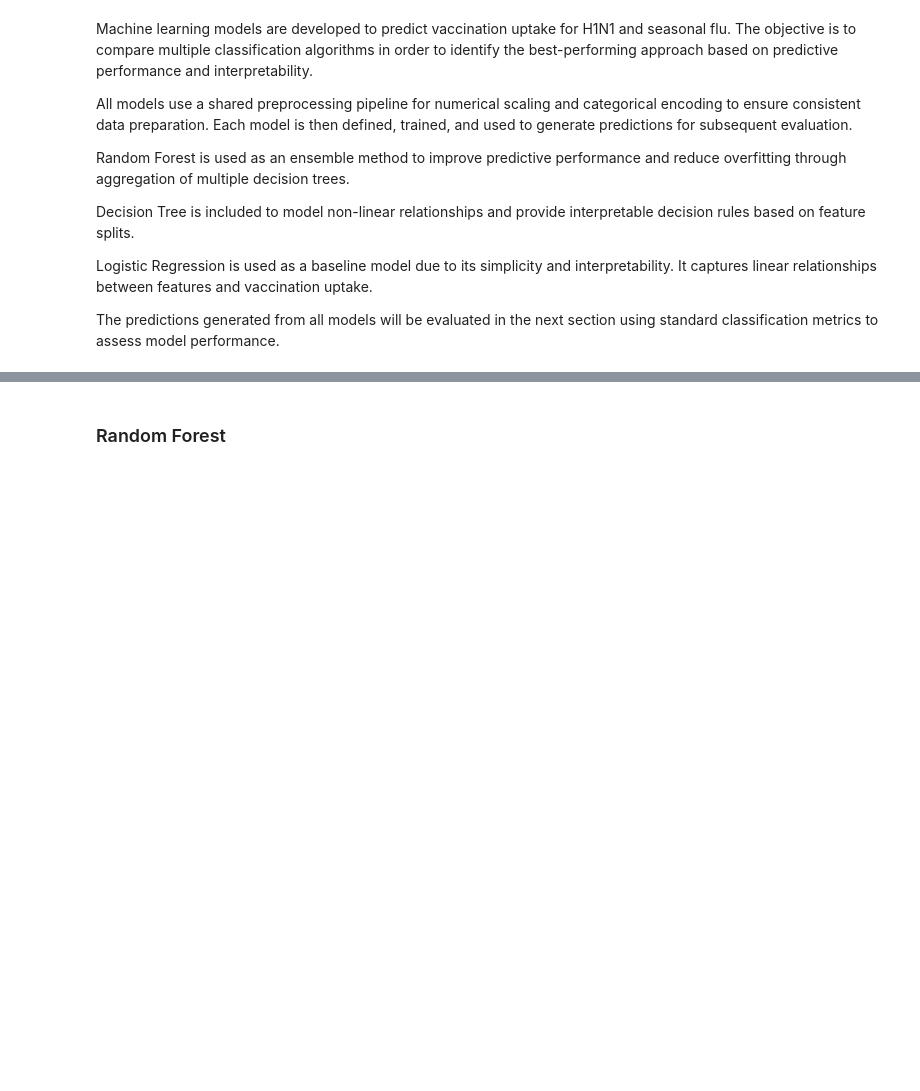
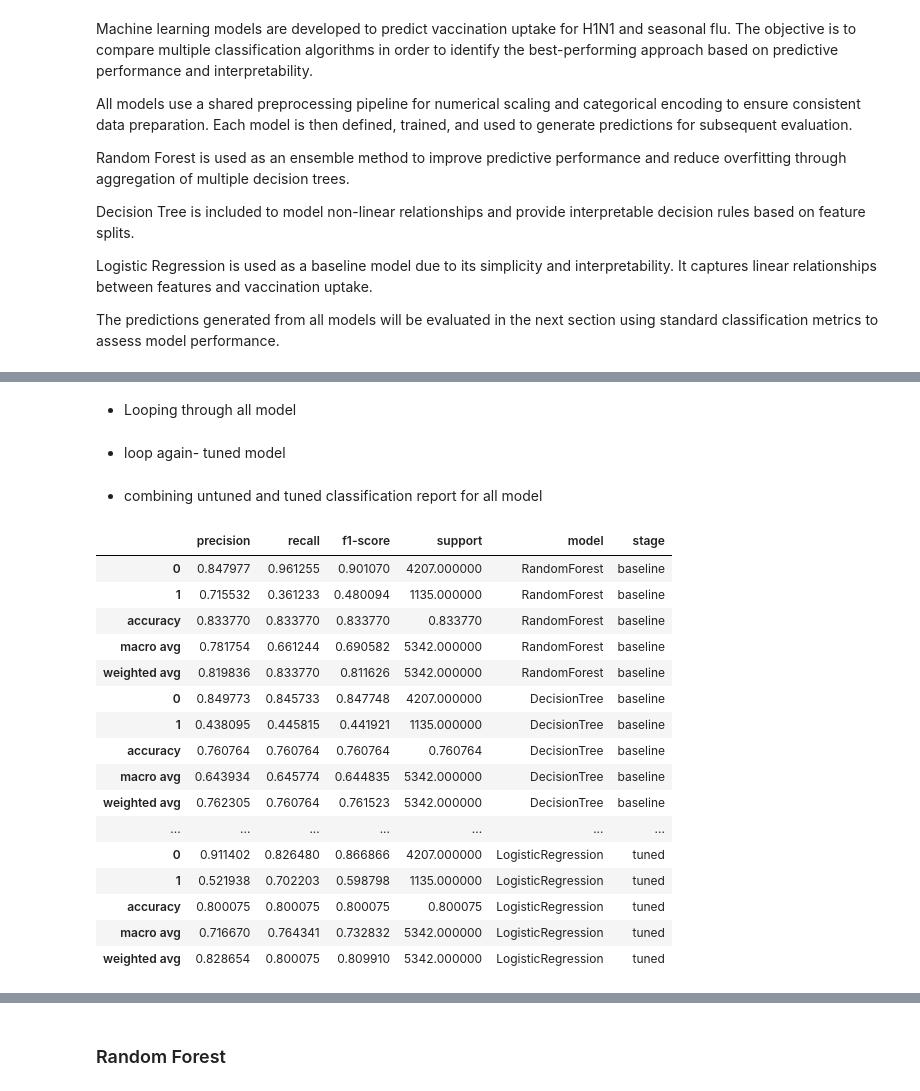
Before and after one commit to satawa83/flu_vaccine_project3, a Jupyter notebook: notebooks/EDA.ipynb, the cells around one changed output, grey strips where cells are left out. Cells and saved outputs as stored; diff of their text form; code cells hidden in the pictures; blank space fills up the shorter version.

Commit message:
Add final models, submission, and cleaned project assets

```diff
--- a/notebooks/EDA.ipynb
+++ b/notebooks/EDA.ipynb
@@ -391,3 +388,7 @@ cat_cols = X_train.select_dtypes(include=['object']).columns
+# %%
+# Separate column types and dropping respondent_id column
+num_cols = X_train.select_dtypes(include=['int64', 'float64']).columns
+cat_cols = X_train.select_dtypes(include=['object']).columns
 # %% [markdown]
 - Build preprocessing for numeric_transformer and categorical_transformer
 # %%
@@ -636,0 +804,65 @@ The predictions generated from all models will be evaluated in the next section
+# %%
+all_reports = []
+# %% [markdown]
+- Looping through all model
+# %%
+for name, clf in models.items():
+
+    model = build_pipeline(clf)
+    model.fit(X_train, y_train['h1n1_vaccine'])
+
+    preds = model.predict(X_val)
+
+    df = get_report(
+        y_val['h1n1_vaccine'],
+        preds,
+        model=name,
+        stage="baseline"
+    )
+
+    all_reports.append(df)
+# %% [markdown]
+- loop again- tuned model
+# %%
+for name, clf in models.items():
+
+    model = build_pipeline(clf)
+    model.fit(X_train, y_train['h1n1_vaccine'])
+
+    probs = model.predict_proba(X_val)[:, 1]
+
+    best_t, _ = tune_threshold(y_val['h1n1_vaccine'], probs)
+
+    preds = (probs > best_t).astype(int)
+
+    df = get_report(
+        y_val['h1n1_vaccine'],
+        preds,
+        model=name,
+        stage="tuned"
+    )
+
+    all_reports.append(df)
+# %% [markdown]
+- combining untuned and tuned classification report for all model
+# %%
+final_report = pd.concat(all_reports)
+final_report
+# %% [output]
+|  | precision | recall | f1-score | support | model | stage |
+| 0 | 0.847977 | 0.961255 | 0.901070 | 4207.000000 | RandomForest | baseline |
+| 1 | 0.715532 | 0.361233 | 0.480094 | 1135.000000 | RandomForest | baseline |
+| accuracy | 0.833770 | 0.833770 | 0.833770 | 0.833770 | RandomForest | baseline |
+| macro avg | 0.781754 | 0.661244 | 0.690582 | 5342.000000 | RandomForest | baseline |
+| weighted avg | 0.819836 | 0.833770 | 0.811626 | 5342.000000 | RandomForest | baseline |
+| 0 | 0.849773 | 0.845733 | 0.847748 | 4207.000000 | DecisionTree | baseline |
+| 1 | 0.438095 | 0.445815 | 0.441921 | 1135.000000 | DecisionTree | baseline |
+| accuracy | 0.760764 | 0.760764 | 0.760764 | 0.760764 | DecisionTree | baseline |
+| macro avg | 0.643934 | 0.645774 | 0.644835 | 5342.000000 | DecisionTree | baseline |
+| weighted avg | 0.762305 | 0.760764 | 0.761523 | 5342.000000 | DecisionTree | baseline |
+| ... | ... | ... | ... | ... | ... | ... |
+| 0 | 0.911402 | 0.826480 | 0.866866 | 4207.000000 | LogisticRegression | tuned |
+| 1 | 0.521938 | 0.702203 | 0.598798 | 1135.000000 | LogisticRegression | tuned |
+| accuracy | 0.800075 | 0.800075 | 0.800075 | 0.800075 | LogisticRegression | tuned |
+| macro avg | 0.716670 | 0.764341 | 0.732832 | 5342.000000 | LogisticRegression | tuned |
+| weighted avg | 0.828654 | 0.800075 | 0.809910 | 5342.000000 | LogisticRegression | tuned |
```
Also changed, not shown: parts of 50 cells of this notebook, 4 other files.
